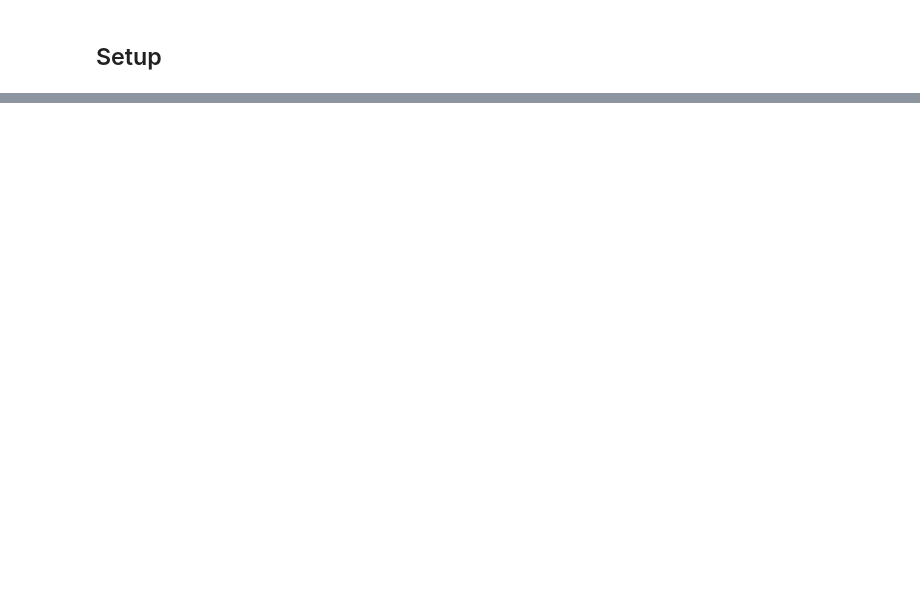
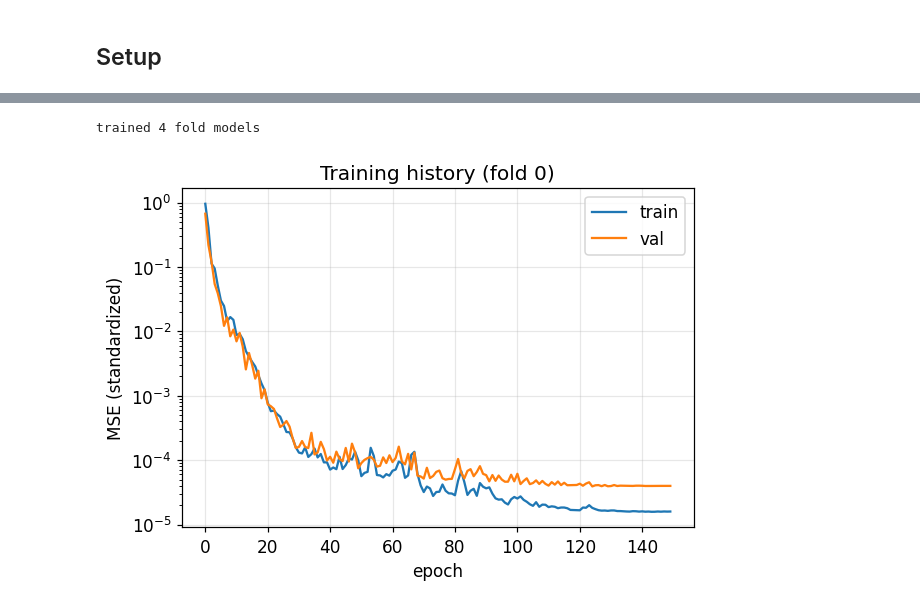
Before and after one commit to Charles-Gulian/nn-4-opt-cert, a Jupyter notebook: notebooks/qcqp_example_pipeline.ipynb, the cells around one changed output, grey strips where cells are left out. Drawn from its saved outputs; the diff is of its cells as text; code cells hidden in the pictures; blank space fills up the shorter version.

```diff
--- a/notebooks/qcqp_example_pipeline.ipynb
+++ b/notebooks/qcqp_example_pipeline.ipynb
@@ -294,0 +68,36 @@ False negative rate: 0.0000
+# %%
+x_mean, x_std = theta_tr.mean(0), theta_tr.std(0); x_std[x_std==0]=1
+y_mean, y_std = v_tr.mean(), v_tr.std() or 1.0
+scalers = {'x_mean':x_mean, 'x_std':x_std, 'y_mean':y_mean, 'y_std':y_std}
+Xs = ((theta_tr - x_mean)/x_std).astype(np.float32)
+ys = ((v_tr - y_mean)/y_std).astype(np.float32)
+
+kf = KFold(n_splits=FOLDS, shuffle=True, random_state=SEED)
+val_resid = []          # (fold, residual g-v_r) on each fold's held-out val rows
+g_te_folds = []         # each fold model's prediction on the 5000-pt test set
+hist0 = None
+for fold, (tr_idx, val_idx) in enumerate(kf.split(Xs)):
+    model = DNN(input_dim=2, hidden_dims=HIDDEN_DIMS)
+    tl = to_loader(Xs[tr_idx], ys[tr_idx], batch_size=BATCH)
+    vl = to_loader(Xs[val_idx], ys[val_idx], batch_size=BATCH, shuffle=False)
+    model, th, vh = train_model(model, tl, vl, n_epochs=N_EPOCHS,
+                                learning_rate=LR, weight_decay=WEIGHT_DECAY, verbose=False)
+    if fold == 0: hist0 = (th, vh)
+    g_val = predict_denorm(model, theta_tr[val_idx], scalers)
+    val_resid.append(pd.DataFrame({'fold':fold, 'resid':g_val - v_tr[val_idx]}))
+    g_te_folds.append(predict_denorm(model, theta_te, scalers))
+    last_model = model   # kept for the value-function surface below
+val_resid = pd.concat(val_resid, ignore_index=True)
+g_te_folds = np.array(g_te_folds)   # (FOLDS, N_TEST)
+print('trained', FOLDS, 'fold models')
+# %% [output]
+trained 4 fold models
+# %%
+th, vh = hist0
+fig, ax = plt.subplots(figsize=(6,4)); w=max(1,len(th)//100)
+ax.plot(pd.Series(th).rolling(w,min_periods=1).mean(), label='train')
+ax.plot(pd.Series(vh).rolling(w,min_periods=1).mean(), label='val')
+ax.set_yscale('log'); ax.set_xlabel('epoch'); ax.set_ylabel('MSE (standardized)')
+ax.set_title('Training history (fold 0)'); ax.legend(); plt.show()
+# %% [output]
+[figure, added]
```
Also changed, not shown: parts of 38 cells of this notebook, 27 other files.
